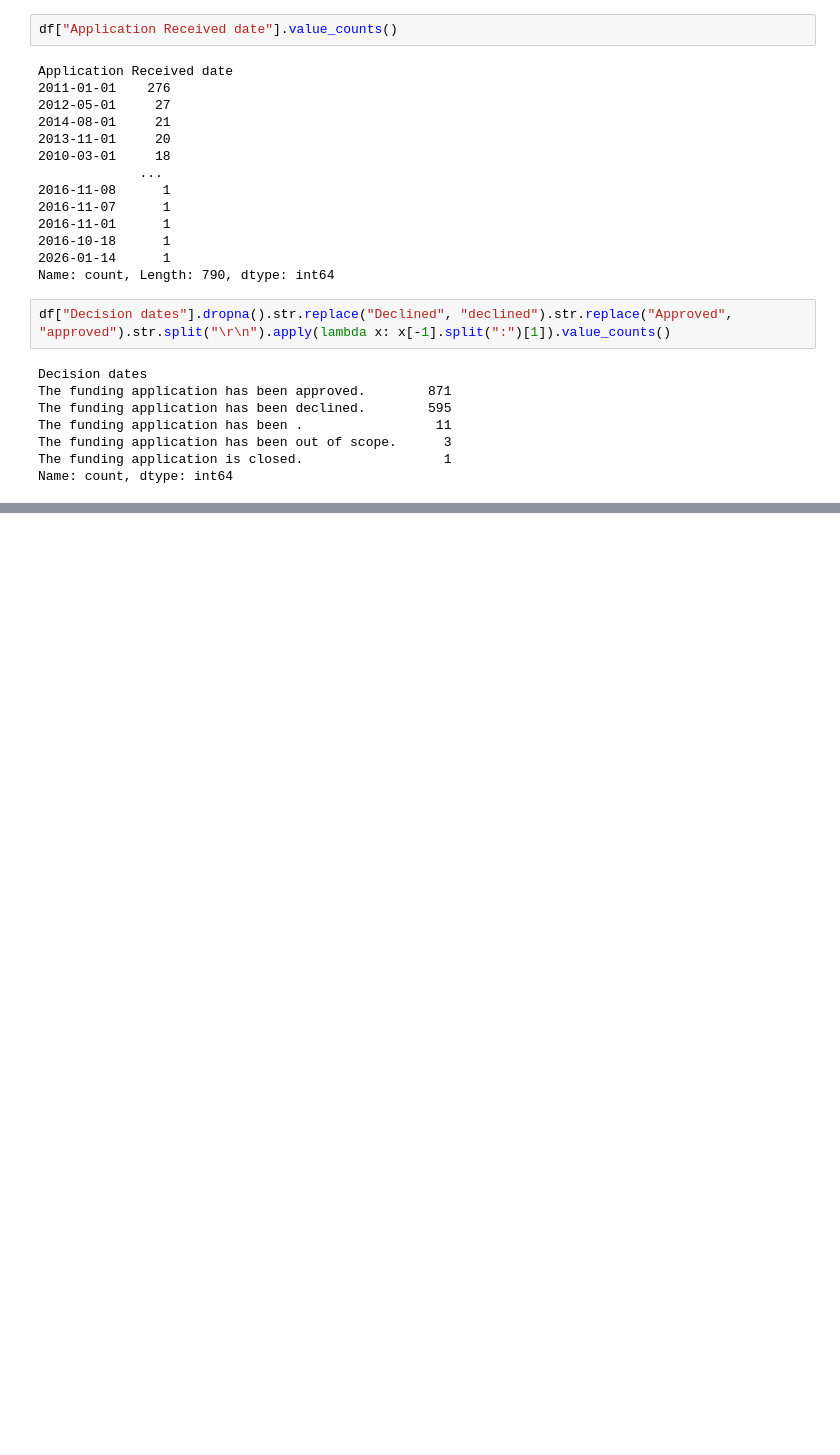
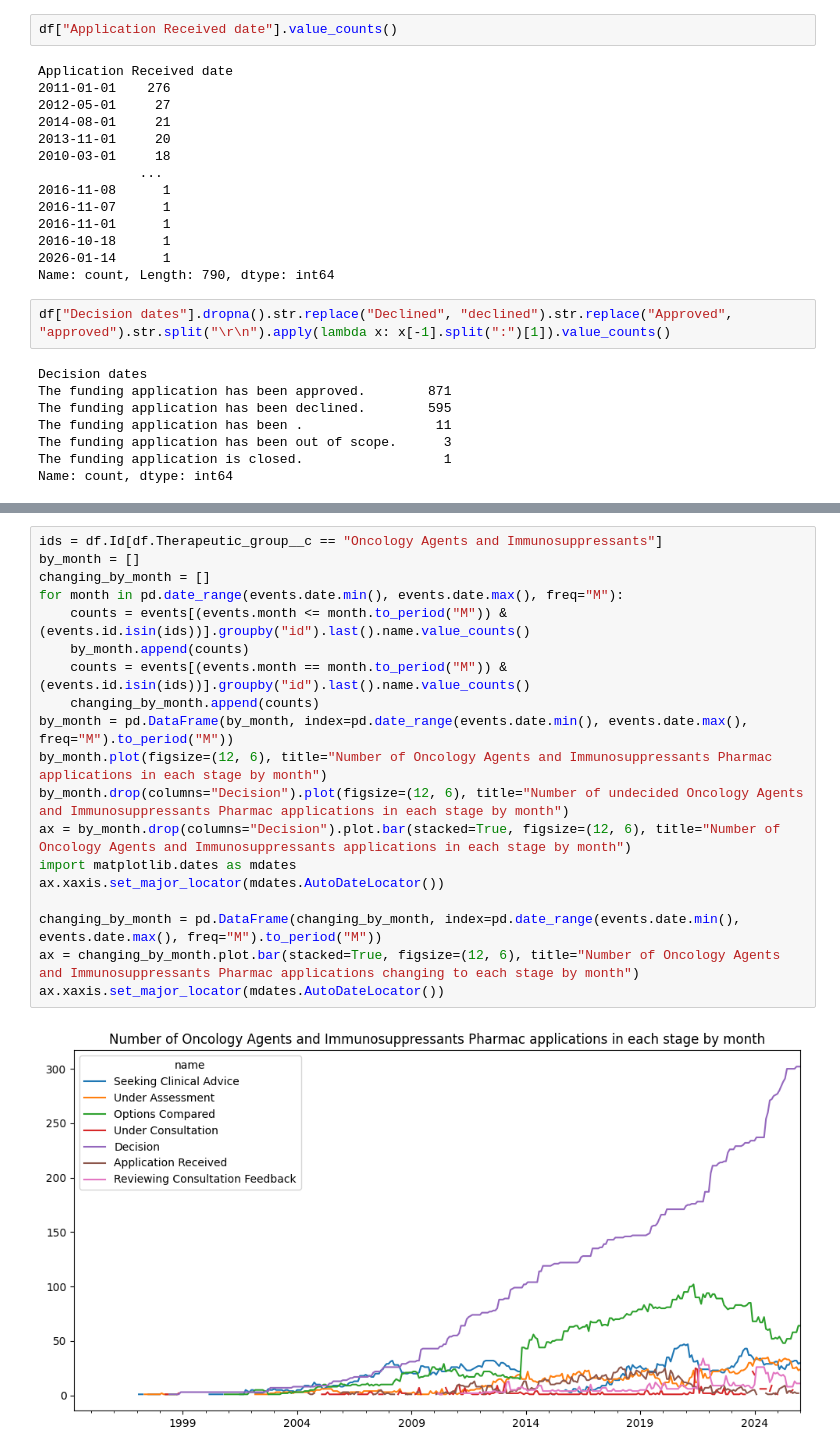
Before and after one commit to UoA-eResearch/pharmac, a Jupyter notebook: join_data.ipynb, the cells around one changed output, grey strips where cells are left out. Cells and saved outputs as stored; diff of their text form; blank space fills up the shorter version.

```diff
--- a/join_data.ipynb
+++ b/join_data.ipynb
@@ -240,0 +276,21 @@ Name: count, dtype: int64
+# %%
+ids = df.Id[df.Therapeutic_group__c == "Oncology Agents and Immunosuppressants"]
+by_month = []
+changing_by_month = []
+for month in pd.date_range(events.date.min(), events.date.max(), freq="M"):
+    counts = events[(events.month <= month.to_period("M")) & (events.id.isin(ids))].groupby("id").last().name.value_counts()
+    by_month.append(counts)
+    counts = events[(events.month == month.to_period("M")) & (events.id.isin(ids))].groupby("id").last().name.value_counts()
+    changing_by_month.append(counts)
+by_month = pd.DataFrame(by_month, index=pd.date_range(events.date.min(), events.date.max(), freq="M").to_period("M"))
+by_month.plot(figsize=(12, 6), title="Number of Oncology Agents and Immunosuppressants Pharmac applications in each stage by month")
+by_month.drop(columns="Decision").plot(figsize=(12, 6), title="Number of undecided Oncology Agents and Immunosuppressants Pharmac applications in each stage by month")
+ax = by_month.drop(columns="Decision").plot.bar(stacked=True, figsize=(12, 6), title="Number of Oncology Agents and Immunosuppressants applications in each stage by month")
+import matplotlib.dates as mdates
+ax.xaxis.set_major_locator(mdates.AutoDateLocator())
+
+changing_by_month = pd.DataFrame(changing_by_month, index=pd.date_range(events.date.min(), events.date.max(), freq="M").to_period("M"))
+ax = changing_by_month.plot.bar(stacked=True, figsize=(12, 6), title="Number of Oncology Agents and Immunosuppressants Pharmac applications changing to each stage by month")
+ax.xaxis.set_major_locator(mdates.AutoDateLocator())
+# %% [output]
+[figure, added]
```
Also changed, not shown: parts of 12 cells of this notebook, 1 other file.
